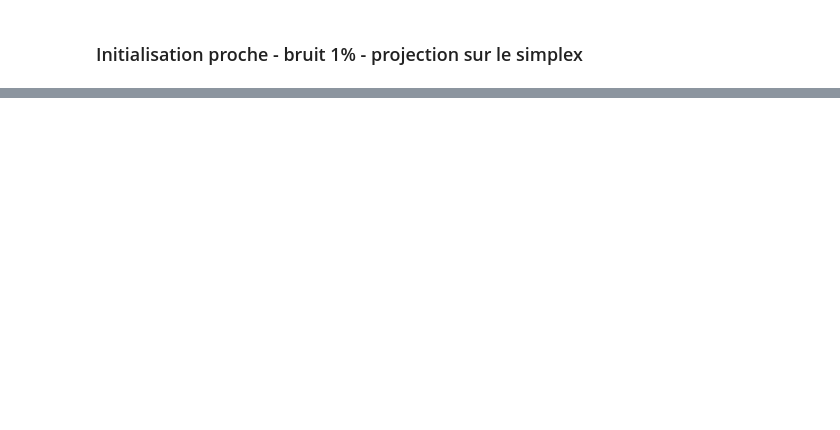
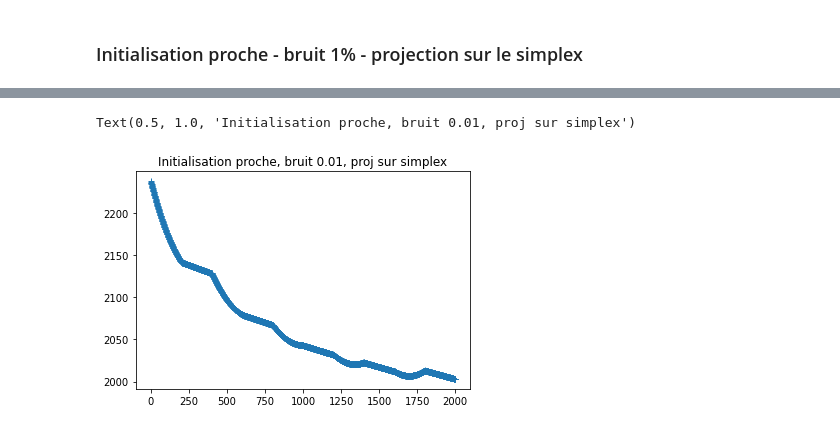
Before and after one commit to ceciledellavalle/BlindDeconvolution, a Jupyter notebook: Alternée.ipynb, the cells around one changed output, grey strips where cells are left out. Drawn from its saved outputs; the diff is of its cells as text; code cells hidden in the pictures; blank space fills up the shorter version.

```diff
--- a/Alternée.ipynb
+++ b/Alternée.ipynb
@@ -195,0 +196,9 @@ Text(0.5, 1.0, 'Initialisation proche, bruit 0.01, proj sur simplex')
+# %%
+alpha = 0.1
+mu    = 0.05
+sigma,moy = 0.4, 0.1
+K_in      = np.exp(-( (d-moy)**2 / ( 2.0 * sigma**2 ) ) )
+K_in      = K_in/K_in.sum() # Simplex
+x_in      = x_b
+Kd,xd,Etot = AlternatingBD(K_in,x_in,x_o1,alpha,mu,alte=5,\
+               niter_TV=200,niter_Lap =200,proj_simplex=True)
@@ -195,0 +224,6 @@ Text(0.5, 1.0, 'Initialisation proche, bruit 0.01, proj sur simplex')
+# %%
+plt.plot(Etot,'+')
+plt.title("Initialisation proche, bruit 0.01, proj sur simplex")
+# %% [output]
+Text(0.5, 1.0, 'Initialisation proche, bruit 0.01, proj sur simplex')
+[figure, added]
```
Also changed, not shown: parts of 13 cells of this notebook, 14 other files.
